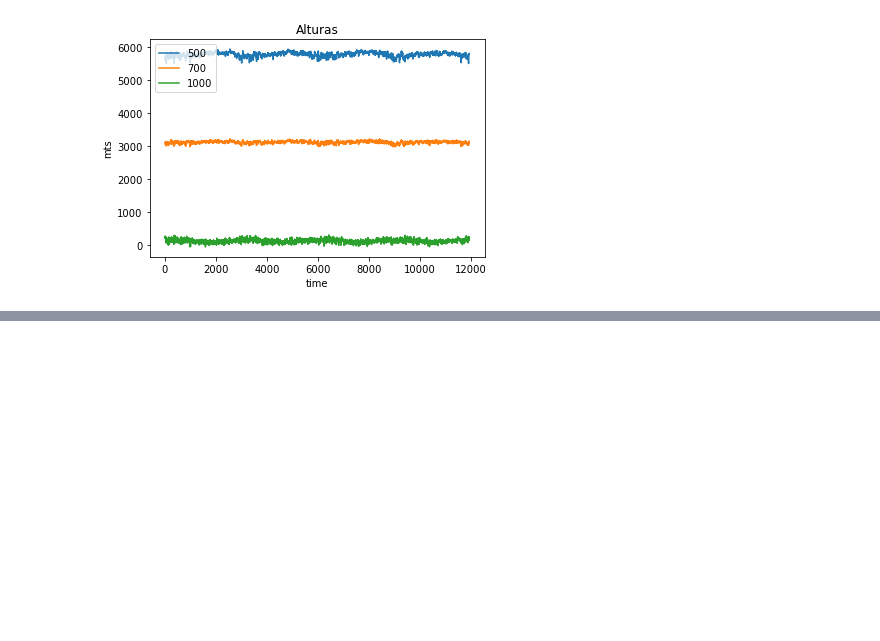
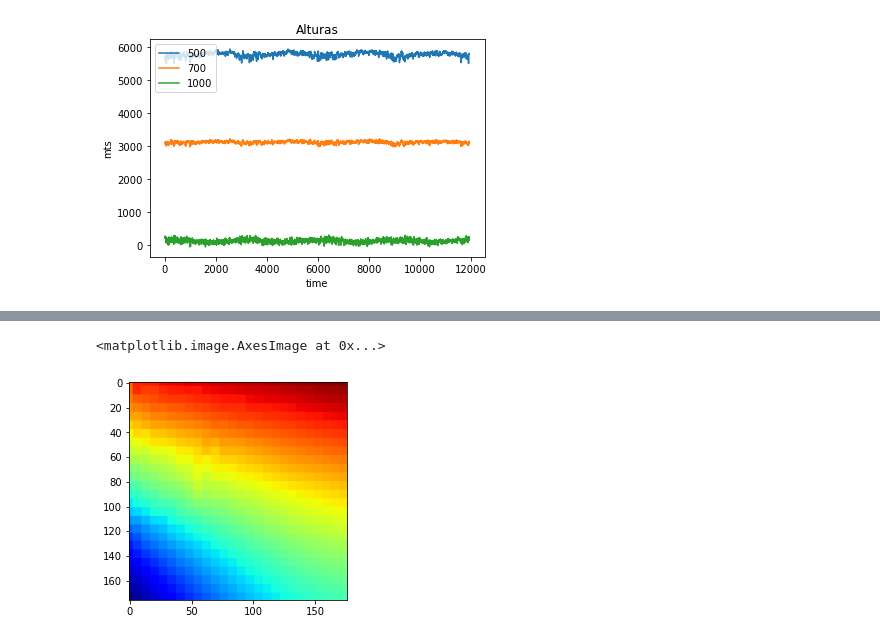
Before and after one commit to JFC95/ProyectoIntegrador_Weather, a Jupyter notebook: Notebooks/check_Dataset.ipynb, the cells around one changed output, grey strips where cells are left out. Saved outputs shown, nothing was run; the diff lists cells and outputs as text; code cells hidden in the pictures; blank space fills up the shorter version.

```diff
--- a/Notebooks/check_Dataset.ipynb
+++ b/Notebooks/check_Dataset.ipynb
@@ -190,0 +117,5 @@ array([[[ 79.97393799,  79.97393799,  79.97393799, ...,  51.78194046,
+# %%
+plt.imshow(z_500_SN[17],cmap = 'jet')
+# %% [output]
+<matplotlib.image.AxesImage at 0x...>
+[figure, added]
```
Also changed, not shown: parts of 19 cells of this notebook, 1 other file.
